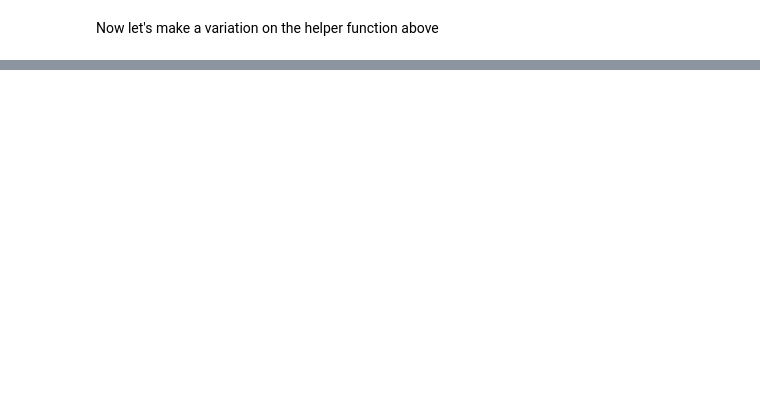
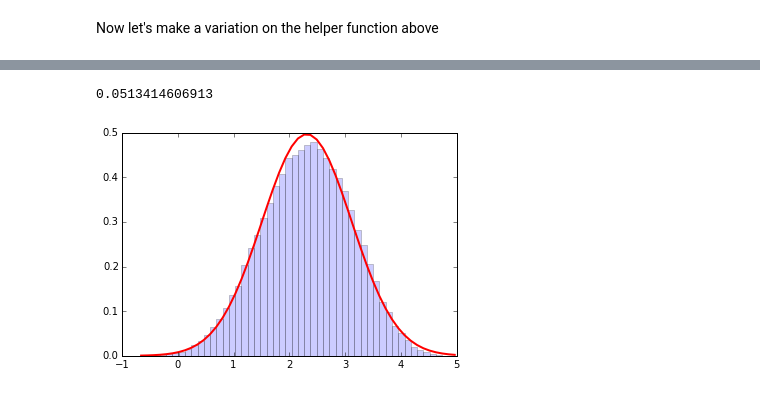
Before and after one commit to cranmer/intro-exp-phys-II, a Jupyter notebook: Central-Limit-Theorem.ipynb, the cells around one changed output, grey strips where cells are left out. Saved outputs shown, nothing was run; the diff lists cells and outputs as text; code cells hidden in the pictures; blank space fills up the shorter version.

```diff
--- a/Central-Limit-Theorem.ipynb
+++ b/Central-Limit-Theorem.ipynb
@@ -310,0 +328,5 @@ do_random_convolution(ok_distributions_list,32)
+# %%
+do_random_convolution(ok_distributions_list,4)
+# %% [output]
+0.0513414606913
+[figure, added]
```
Also changed, not shown: parts of 17 cells of this notebook.
